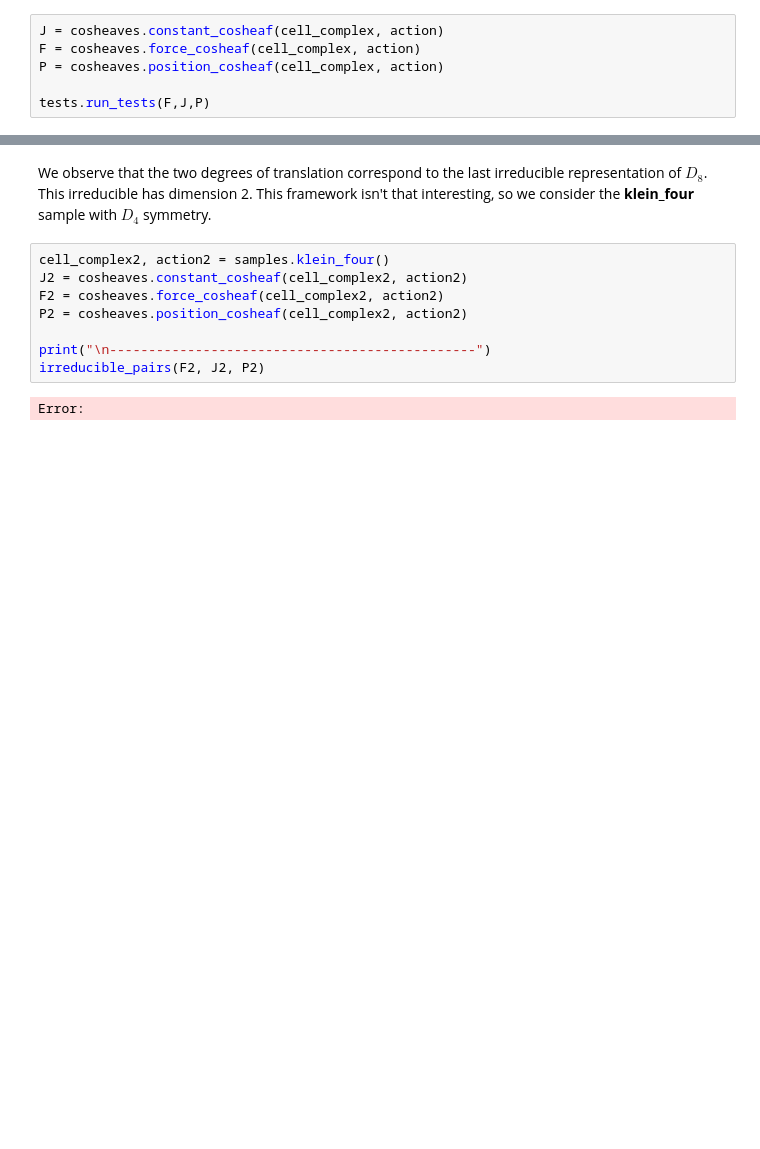
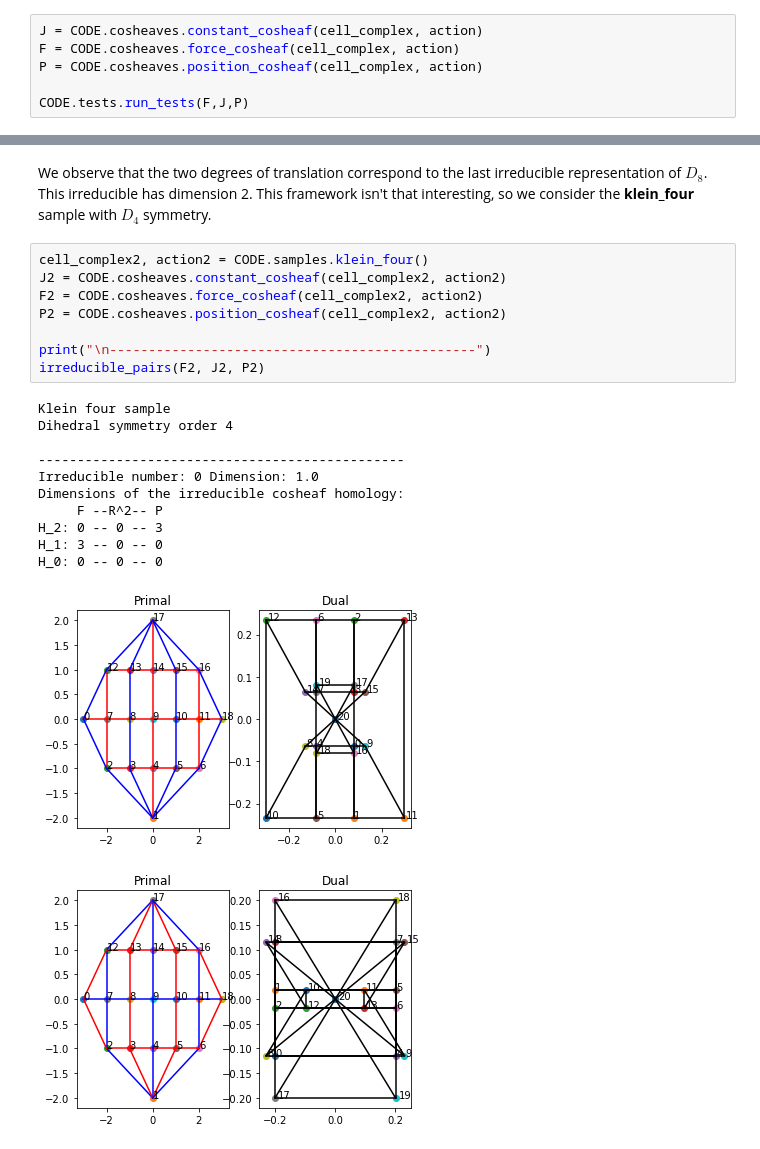
Before and after one commit to zcooperband/EquivariantGraphicStatics, a Jupyter notebook: README.ipynb, the cells around one changed output, grey strips where cells are left out. Cells and saved outputs as stored; diff of their text form; blank space fills up the shorter version.

```diff
--- a/README.ipynb
+++ b/README.ipynb
@@ -19,9 +26,9 @@ Error:
 # %% [markdown]
 The module *cosheaves* contains the force $\mathcal{F}$, constant $\overline{\mathbb{R}^2}$, and position $\mathcal{P}$ cosheaf classes. We check  that these are well-defined and the cosheaf maps that pass between are valid by running **tests.run_tests(F,J,P)**. These ensure that all the commutitive squares between the boundary maps, cosheaf maps, and cosheaf representations (for each group generators) are satisfied.
 # %%
-J = cosheaves.constant_cosheaf(cell_complex, action)
-F = cosheaves.force_cosheaf(cell_complex, action)
-P = cosheaves.position_cosheaf(cell_complex, action)
+J = CODE.cosheaves.constant_cosheaf(cell_complex, action)
+F = CODE.cosheaves.force_cosheaf(cell_complex, action)
+P = CODE.cosheaves.position_cosheaf(cell_complex, action)
 
-tests.run_tests(F,J,P)
+CODE.tests.run_tests(F,J,P)
 # %% [output]
@@ -85,12 +152,23 @@ Error:
 # %% [markdown]
 We observe that the two degrees of translation correspond to the last irreducible representation of $D_8$. This irreducible has dimension 2. This framework isn't that interesting, so we consider the **klein_four** sample with $D_4$ symmetry.
 # %%
-cell_complex2, action2 = samples.klein_four()
-J2 = cosheaves.constant_cosheaf(cell_complex2, action2)
-F2 = cosheaves.force_cosheaf(cell_complex2, action2)
-P2 = cosheaves.position_cosheaf(cell_complex2, action2)
+cell_complex2, action2 = CODE.samples.klein_four()
+J2 = CODE.cosheaves.constant_cosheaf(cell_complex2, action2)
+F2 = CODE.cosheaves.force_cosheaf(cell_complex2, action2)
+P2 = CODE.cosheaves.position_cosheaf(cell_complex2, action2)
 
 print("\n-----------------------------------------------")
 irreducible_pairs(F2, J2, P2)
 # %% [output]
-Error:
+Klein four sample
+Dihedral symmetry order 4
+
+-----------------------------------------------
+Irreducible number: 0 Dimension: 1.0
+Dimensions of the irreducible cosheaf homology:
+     F --R^2-- P
+H_2: 0 -- 0 -- 3
+H_1: 3 -- 0 -- 0
+H_0: 0 -- 0 -- 0
+[figure, added]
+[figure, added]
```
Also changed, not shown: parts of 6 cells of this notebook, 10 other files.
